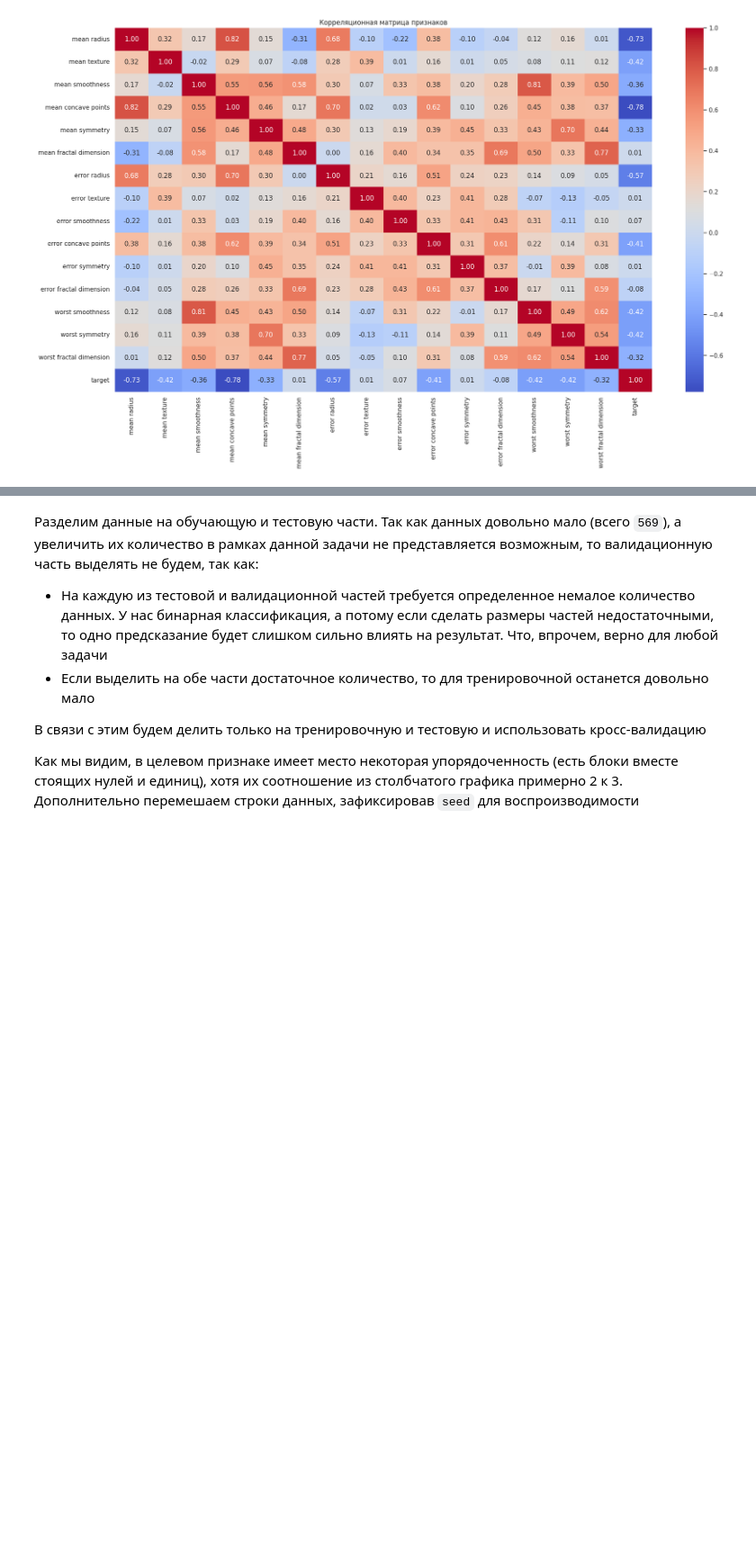
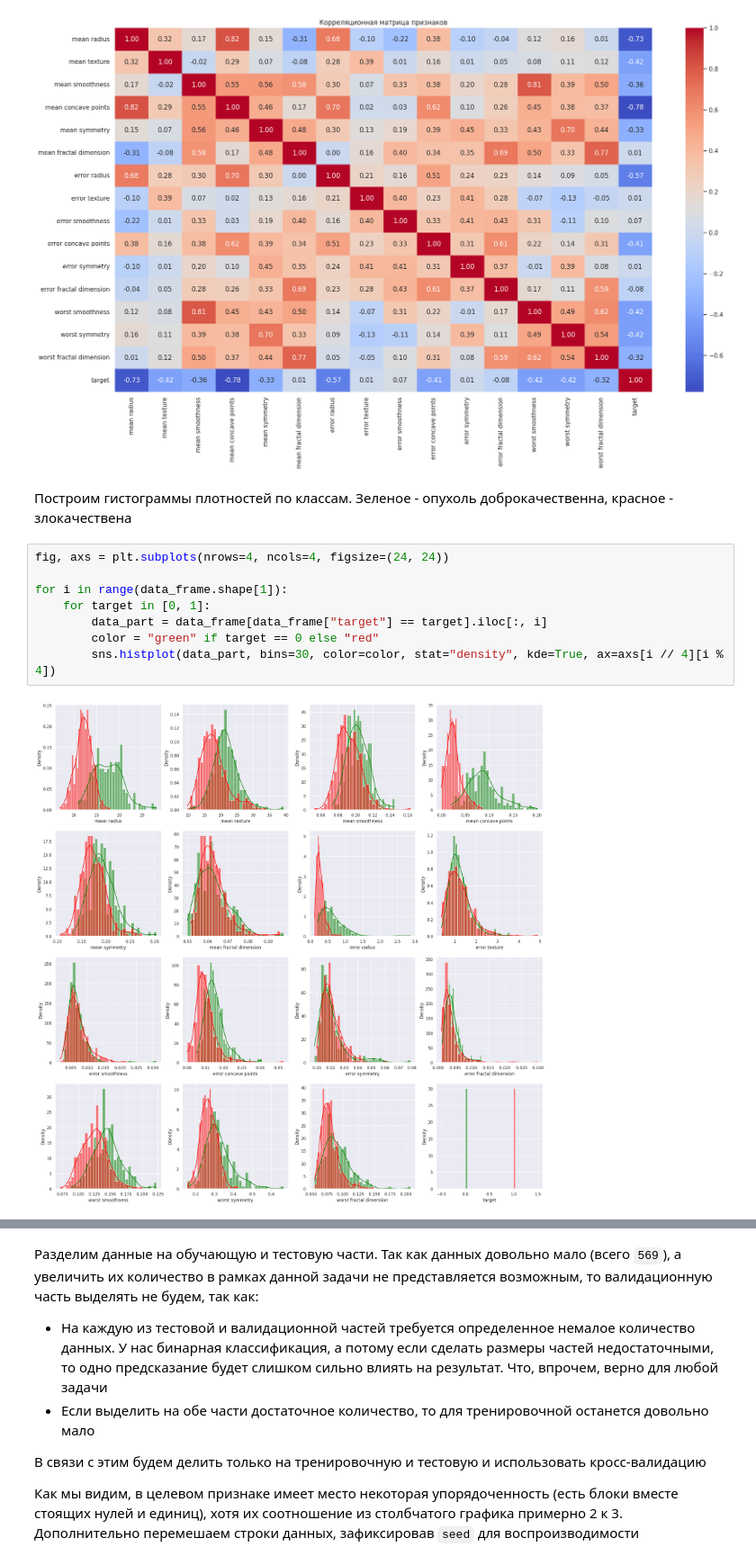
Before and after one commit to NTheme/MIPT, a Jupyter notebook: MachineLearning/hometask/task1-1/task1.ipynb, the cells around one changed output, grey strips where cells are left out. Shown at 90% size. Cells and saved outputs as stored; diff of their text form; blank space fills up the shorter version.

```diff
--- a/MachineLearning/hometask/task1-1/task1.ipynb
+++ b/MachineLearning/hometask/task1-1/task1.ipynb
@@ -205,3 +207,15 @@ plt.title('Корреляционная матрица признаков')
 plt.show()
 # %% [output]
 [figure]
+# %% [markdown]
+Построим гистограммы плотностей по классам. Зеленое - опухоль доброкачественна, красное - злокачествена
+# %%
+fig, axs = plt.subplots(nrows=4, ncols=4, figsize=(24, 24))
+
+for i in range(data_frame.shape[1]):
+    for target in [0, 1]:
+        data_part = data_frame[data_frame["target"] == target].iloc[:, i]
+        color = "green" if target == 0 else "red"
+        sns.histplot(data_part, bins=30, color=color, stat="density", kde=True, ax=axs[i // 4][i % 4])
+# %% [output]
+[figure, added]
```
Also changed, not shown: parts of 47 cells of this notebook, 11 other files.
